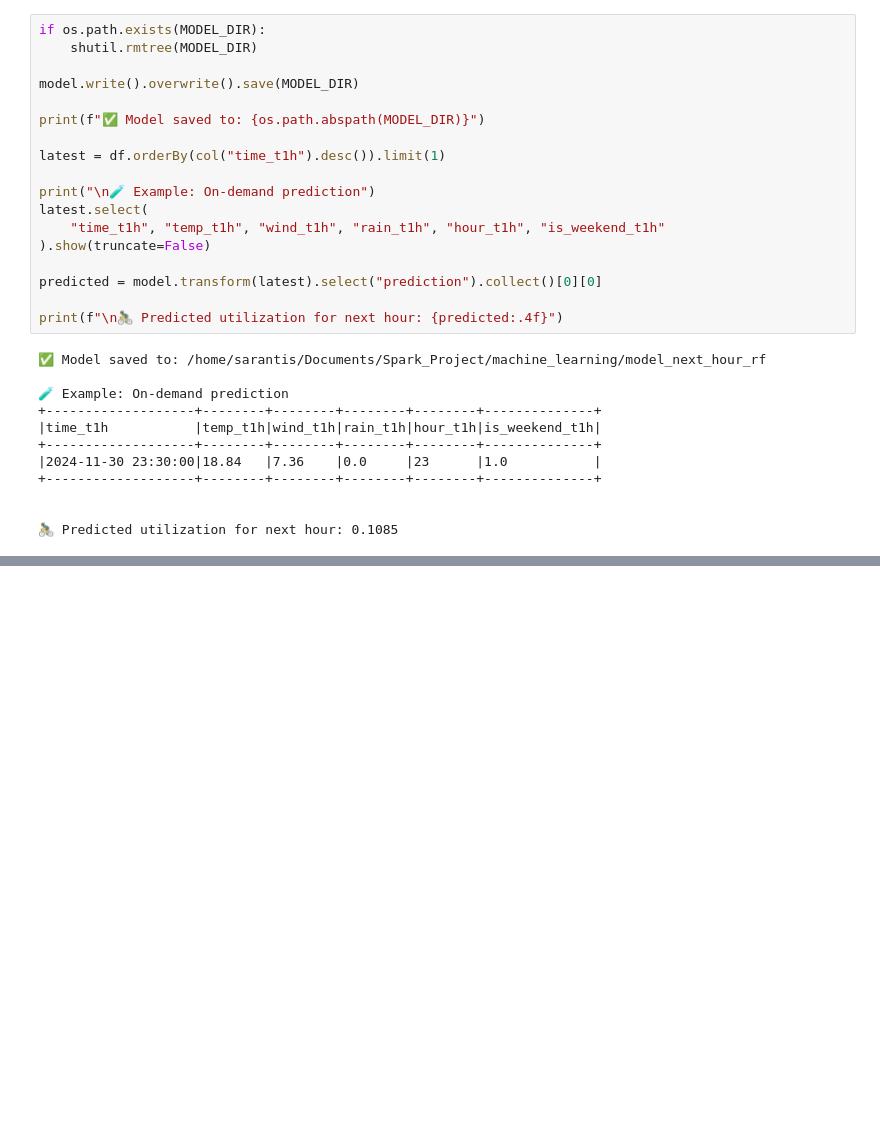
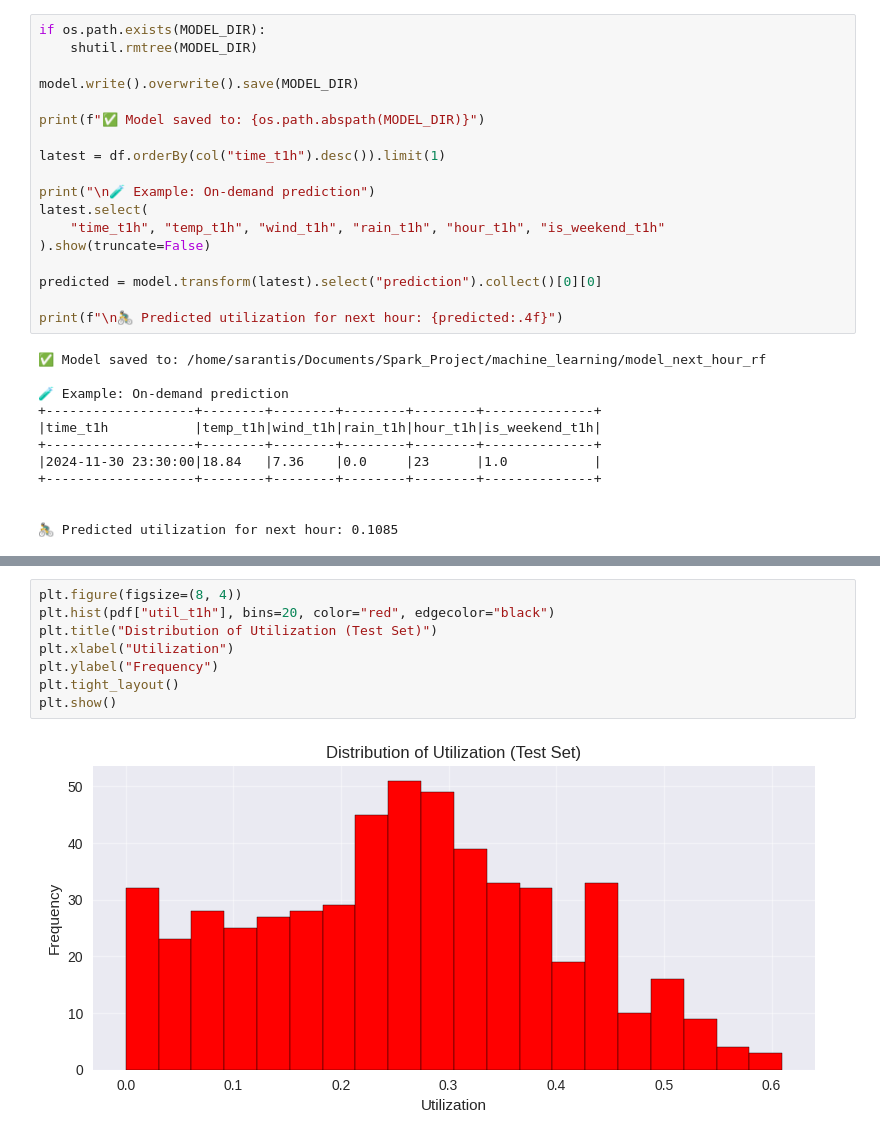
Before and after one commit to SarantisPapachrist/Bike-Sharing-Analytics-System, a Jupyter notebook: machine_learning/random_forest.ipynb, the cells around one changed output, grey strips where cells are left out. Drawn from its saved outputs; the diff is of its cells as text; blank space fills up the shorter version.

```diff
--- a/machine_learning/random_forest.ipynb
+++ b/machine_learning/random_forest.ipynb
@@ -273,0 +303,10 @@ plt.show()
+# %%
+plt.figure(figsize=(8, 4))
+plt.hist(pdf["util_t1h"], bins=20, color="red", edgecolor="black")
+plt.title("Distribution of Utilization (Test Set)")
+plt.xlabel("Utilization")
+plt.ylabel("Frequency")
+plt.tight_layout()
+plt.show()
+# %% [output]
+[figure, added]
```
Also changed, not shown: parts of 4 cells of this notebook.
